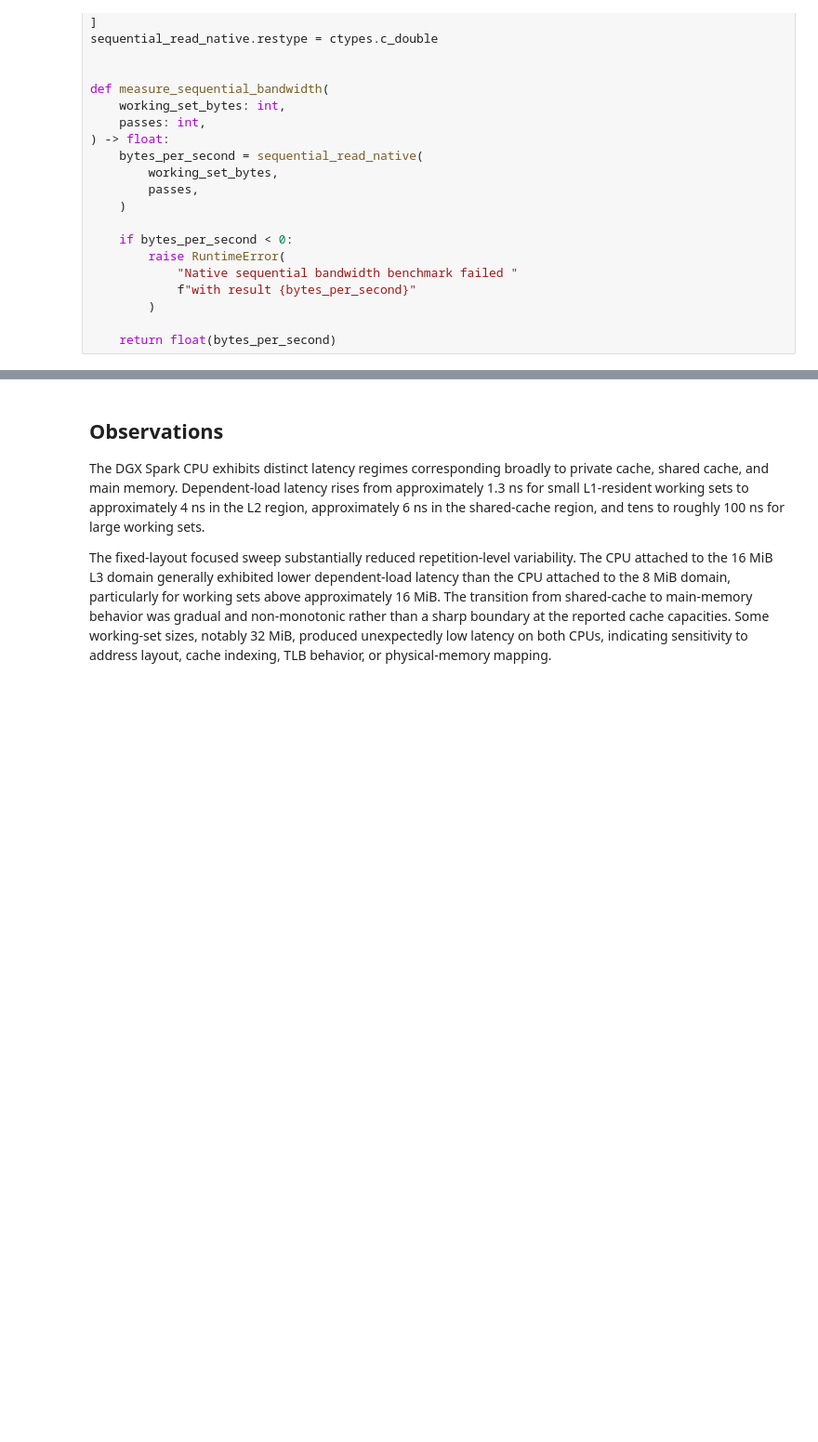
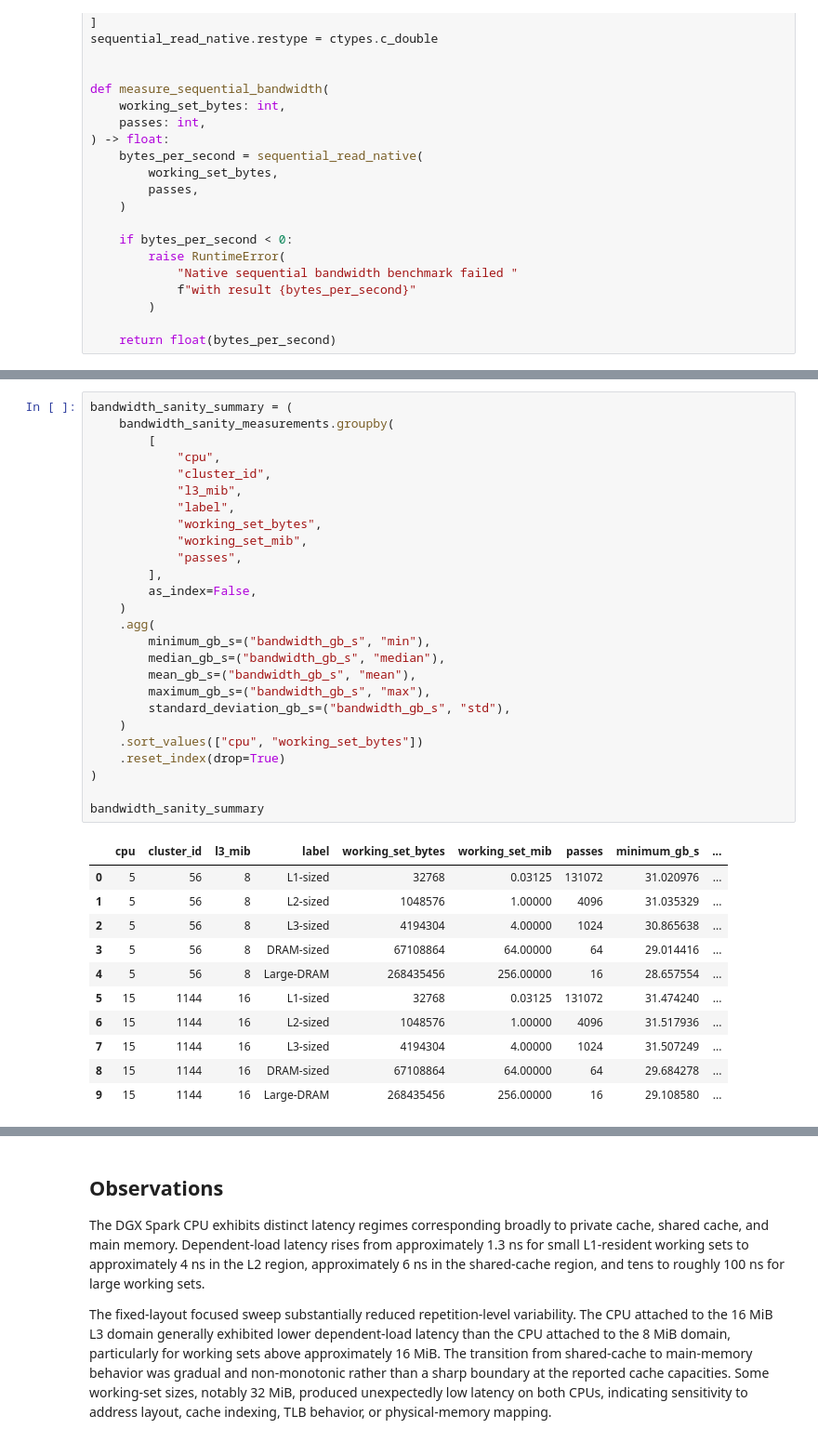
Before and after one commit to coert/dgx-spark-lab, a Jupyter notebook: experiments/00-foundations/02-memory-hierarchy.ipynb, the cells around one changed output, grey strips where cells are left out. Shown at 93% size. Saved outputs shown, nothing was run; the diff lists cells and outputs as text; blank space fills up the shorter version.

```diff
--- a/experiments/00-foundations/02-memory-hierarchy.ipynb
+++ b/experiments/00-foundations/02-memory-hierarchy.ipynb
@@ -964,0 +1027,38 @@ def measure_sequential_bandwidth(
+# %%
+bandwidth_sanity_summary = (
+    bandwidth_sanity_measurements.groupby(
+        [
+            "cpu",
+            "cluster_id",
+            "l3_mib",
+            "label",
+            "working_set_bytes",
+            "working_set_mib",
+            "passes",
+        ],
+        as_index=False,
+    )
+    .agg(
+        minimum_gb_s=("bandwidth_gb_s", "min"),
+        median_gb_s=("bandwidth_gb_s", "median"),
+        mean_gb_s=("bandwidth_gb_s", "mean"),
+        maximum_gb_s=("bandwidth_gb_s", "max"),
+        standard_deviation_gb_s=("bandwidth_gb_s", "std"),
+    )
+    .sort_values(["cpu", "working_set_bytes"])
+    .reset_index(drop=True)
+)
+
+bandwidth_sanity_summary
+# %% [output]
+|  | cpu | cluster_id | l3_mib | label | working_set_bytes | working_set_mib | passes | minimum_gb_s | ... |
+| 0 | 5 | 56 | 8 | L1-sized | 32768 | 0.03125 | 131072 | 31.020976 | ... |
+| 1 | 5 | 56 | 8 | L2-sized | 1048576 | 1.00000 | 4096 | 31.035329 | ... |
+| 2 | 5 | 56 | 8 | L3-sized | 4194304 | 4.00000 | 1024 | 30.865638 | ... |
+| 3 | 5 | 56 | 8 | DRAM-sized | 67108864 | 64.00000 | 64 | 29.014416 | ... |
+| 4 | 5 | 56 | 8 | Large-DRAM | 268435456 | 256.00000 | 16 | 28.657554 | ... |
+| 5 | 15 | 1144 | 16 | L1-sized | 32768 | 0.03125 | 131072 | 31.474240 | ... |
+| 6 | 15 | 1144 | 16 | L2-sized | 1048576 | 1.00000 | 4096 | 31.517936 | ... |
+| 7 | 15 | 1144 | 16 | L3-sized | 4194304 | 4.00000 | 1024 | 31.507249 | ... |
+| 8 | 15 | 1144 | 16 | DRAM-sized | 67108864 | 64.00000 | 64 | 29.684278 | ... |
+| 9 | 15 | 1144 | 16 | Large-DRAM | 268435456 | 256.00000 | 16 | 29.108580 | ... |
```
Also changed, not shown: parts of 2 cells of this notebook.
